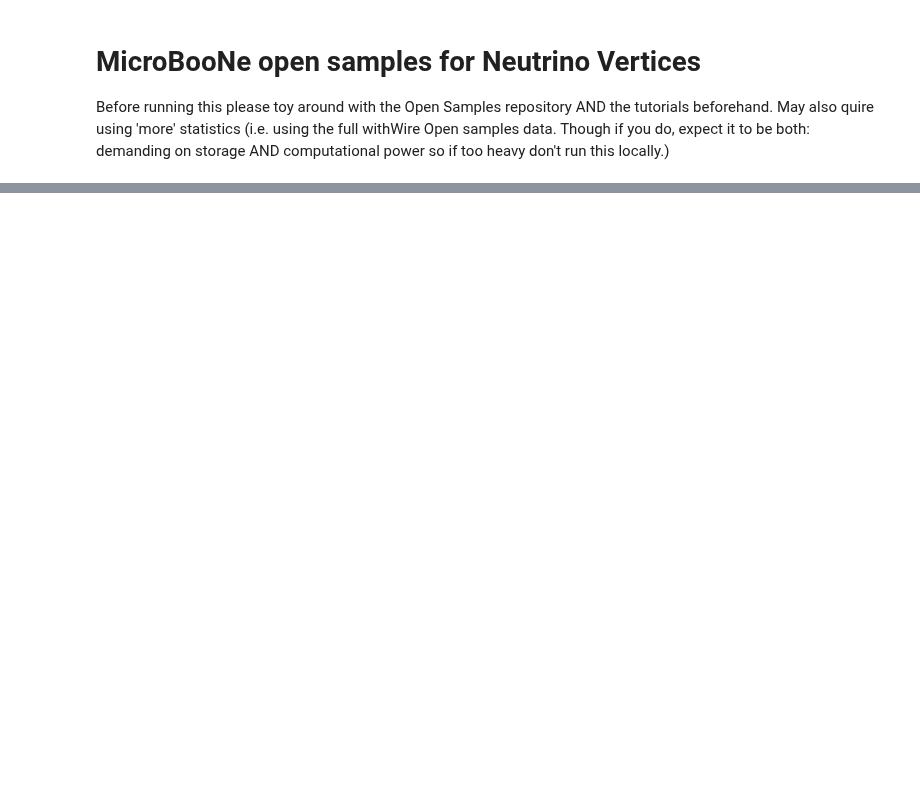
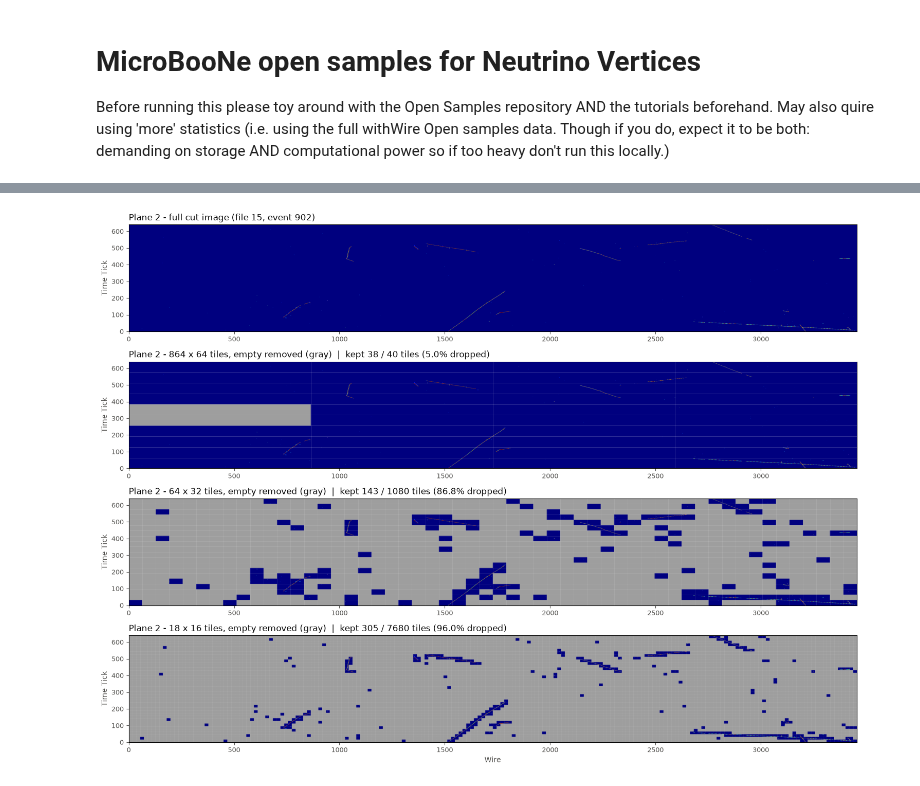
Before and after one commit to AidanShim/SCARAB, a Jupyter notebook: main_project/MBOONE/microboone_open_data_non_empty.ipynb, the cells around one changed output, grey strips where cells are left out. Cells and saved outputs as stored; diff of their text form; code cells hidden in the pictures; blank space fills up the shorter version.

```diff
--- a/main_project/MBOONE/microboone_open_data_non_empty.ipynb
+++ b/main_project/MBOONE/microboone_open_data_non_empty.ipynb
@@ -22,0 +334,87 @@ To make the new non-empty images, we will be following the procedure from the tu
+# %%
+from matplotlib import cm
+
+# NonEmptyTiles lives in remove_empty.py (same folder as this notebook).
+try:
+    from remove_empty import NonEmptyTiles, apply_cuts
+except ImportError:
+    import sys
+    for _p in (".", "main_project/MBOONE"):     # cwd = notebook dir, or repo root
+        if _p not in sys.path:
+            sys.path.insert(0, _p)
+    from remove_empty import NonEmptyTiles, apply_cuts
+
+NE_DIR = Path("nonEmptyImages")
+if not NE_DIR.exists():
+    NE_DIR = Path("main_project/MBOONE/nonEmptyImages")
+
+DISPLAY_SIZES = [(864, 64), (64, 32), (18, 16)]     # large -> small
+SATVAL = 100.0                                       # jet upper bound (the saturation clip)
+GRAY = np.array([0.62, 0.62, 0.62])                  # colour for removed (empty) tiles
+INKD, INK2D = "#0b0b0b", "#52514e"
+
+# --- pick an event (random, or pin FILE_PICK / EVENT_PICK) ------------------
+SEED = 0
+FILE_PICK = None        # e.g. 5 to force a source file
+EVENT_PICK = None       # e.g. 3 to force an event
+rng = np.random.default_rng(SEED)
+FILE = FILE_PICK if FILE_PICK is not None else int(rng.integers(0, 18))
+
+nes = {s: NonEmptyTiles(NE_DIR / ("bnb_WithWire_%02d_plane2_%dx%d_nonempty.h5" % (FILE, s[0], s[1])))
+       for s in DISPLAY_SIZES}
+n_events = nes[DISPLAY_SIZES[0]].n_events
+EVENT = EVENT_PICK if EVENT_PICK is not None else int(rng.integers(0, n_events))
+print("showing file %02d, event %d (of %d)" % (FILE, EVENT, n_events))
+
+# full cut image for the reference panel
+with h5py.File(str(PROC_DIR / ("bnb_WithWire_%02d_plane2_images.h5" % FILE)), "r") as f:
+    d = f["image"]
+    full = apply_cuts(d[EVENT], float(d.attrs["default_cutoff"]), float(d.attrs["default_saturation"]))
+W, T = full.shape
+
+
+def masked_rgb(ne, event):
+    """(T, W, 3) jet image of one event with dropped (empty) tiles painted gray."""
+    img = ne.reconstruct_event(event)                      # (W, T); empty tiles are 0
+    rgb = cm.jet(np.clip(img / SATVAL, 0, 1))[..., :3]     # (W, T, 3)
+    lo = int(np.searchsorted(ne.event_index, event, "left"))
+    hi = int(np.searchsorted(ne.event_index, event, "right"))
+    kept = np.zeros((ne.nv, ne.nh), dtype=bool)
+    for ti in ne.tile_index[lo:hi]:
+        kept[int(ti) // ne.nh, int(ti) % ne.nh] = True     # flat idx = wire_block*nh + time_block
+    kept_pix = np.repeat(np.repeat(kept, ne.sw, axis=0), ne.st, axis=1)
+    rgb[~kept_pix] = GRAY
+    return np.transpose(rgb, (1, 0, 2)), int(kept.sum()), kept.size
+
+
+fig, axes = plt.subplots(4, 1, figsize=(15, 11))
+
+axes[0].imshow(np.clip(full.T / SATVAL, 0, 1), origin="lower", aspect="auto",
+               cmap="jet", vmin=0, vmax=1, extent=[0, W, 0, T])
+axes[0].set_title("Plane 2 - full cut image (file %02d, event %d)" % (FILE, EVENT),
+                  fontsize=12, color=INKD, loc="left")
+
+for ax, s in zip(axes[1:], DISPLAY_SIZES):
+    sw, st = s
+    rgb, nk, ntot = masked_rgb(nes[s], EVENT)
+    ax.imshow(rgb, origin="lower", aspect="auto", extent=[0, W, 0, T])
+    # subtle tile-boundary grid, fading as the grid gets denser
+    nlines = (W // sw) + (T // st)
+    a = 0.35 if nlines < 40 else (0.18 if nlines < 120 else 0.10)
+    ax.vlines(np.arange(sw, W, sw), 0, T, colors="white", lw=0.4, alpha=a)
+    ax.hlines(np.arange(st, T, st), 0, W, colors="white", lw=0.4, alpha=a)
+    ax.set_xlim(0, W); ax.set_ylim(0, T)
+    ax.set_title("Plane 2 - %d x %d tiles, empty removed (gray)  |  kept %d / %d tiles (%.1f%% dropped)"
+                 % (sw, st, nk, ntot, 100.0 * (ntot - nk) / ntot),
+                 fontsize=12, color=INKD, loc="left")
+
+for ax in axes:
+    ax.set_ylabel("Time Tick", fontsize=10, color=INK2D)
+    ax.tick_params(labelsize=9, colors=INK2D)
+axes[-1].set_xlabel("Wire", fontsize=10, color=INK2D)
+fig.tight_layout()
+plt.show()
+
+for s in DISPLAY_SIZES:
+    nes[s].close()
+# %% [output]
@@ -22,0 +422 @@ To make the new non-empty images, we will be following the procedure from the tu
+[figure, added]
```
Also changed, not shown: parts of 41 cells of this notebook, 10 other files.
